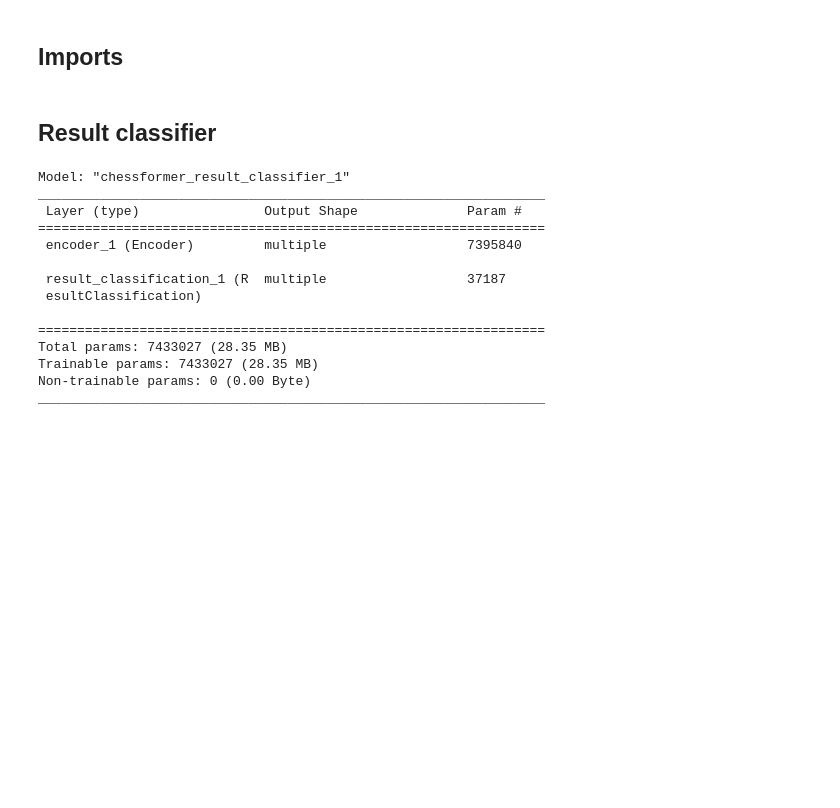
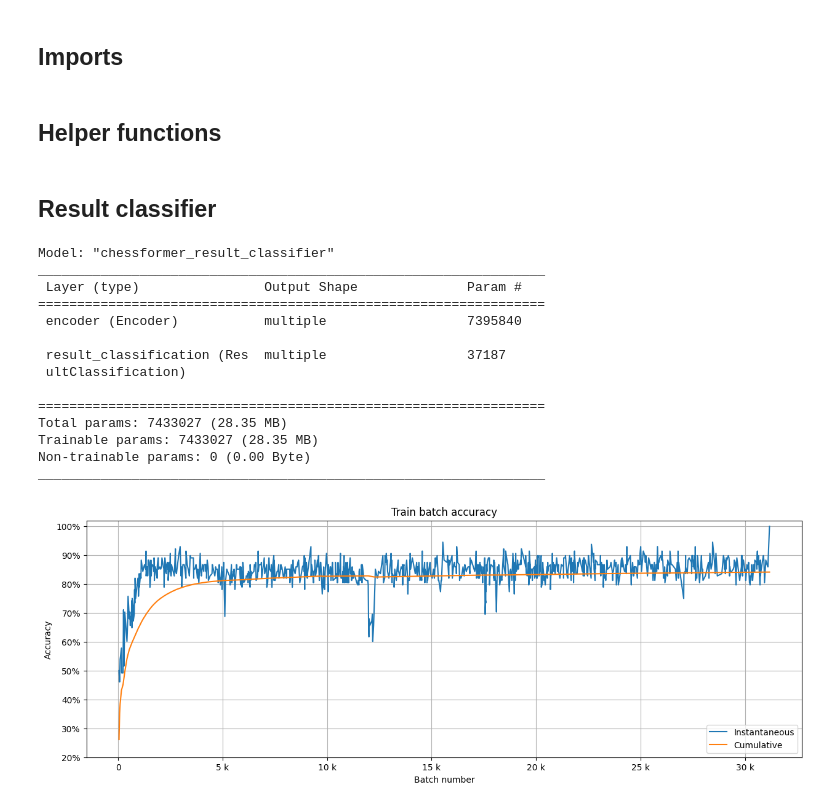
Before and after one commit to luizvalle/chessformer, a Jupyter notebook: notebooks/trained_models_analysis.ipynb, the cells around one changed output. Cells and saved outputs as stored; diff of their text form; code cells hidden in the pictures; blank space fills up the shorter version.

Commit message:
Start analysis of trained models

```diff
--- a/notebooks/trained_models_analysis.ipynb
+++ b/notebooks/trained_models_analysis.ipynb
@@ -4,0 +10,2 @@ import tensorflow as tf
+# %% [markdown]
+## Helper functions
@@ -5,20 +75,35 @@ import tensorflow as tf
 # %% [markdown]
 ## Result classifier
 # %%
-result_classifier = tf.keras.models.load_model("model_artifacts/result_classifier/saved_model/chessformer_result_classifier.keras")
+result_classifier = tf.keras.models.load_model("../model_artifacts/result_classifier/trained_model/saved_model/chessformer_result_classifier.keras")
 result_classifier.summary()
 # %% [output]
-Model: "chessformer_result_classifier_1"
+Model: "chessformer_result_classifier"
 _________________________________________________________________
  Layer (type)                Output Shape              Param #
 =================================================================
- encoder_1 (Encoder)         multiple                  7395840
+ encoder (Encoder)           multiple                  7395840
 
- result_classification_1 (R  multiple                  37187
- esultClassification)
+ result_classification (Res  multiple                  37187
+ ultClassification)
 
 =================================================================
 Total params: 7433027 (28.35 MB)
 Trainable params: 7433027 (28.35 MB)
 Non-trainable params: 0 (0.00 Byte)
 _________________________________________________________________
+# %%
+train_inst_acc = clean_accuracy_data(
+    "../model_artifacts/result_classifier/training_metrics/train/instantaneous_batch_accuracy_epoch1.csv",
+    "Instantaneous"
+)
+train_cum_acc = clean_accuracy_data(
+    "../model_artifacts/result_classifier/training_metrics/train/cumulative_batch_accuracy_epoch1.csv",
+    "Cumulative"
+)
+
+train_acc = train_inst_acc.join(train_cum_acc)
+
+plot_accuracy_data(train_acc, type="Train", ylim=(20,102))
+# %% [output]
+[figure, added]
```
Also changed, not shown: parts of 8 cells of this notebook, 8 other files.
